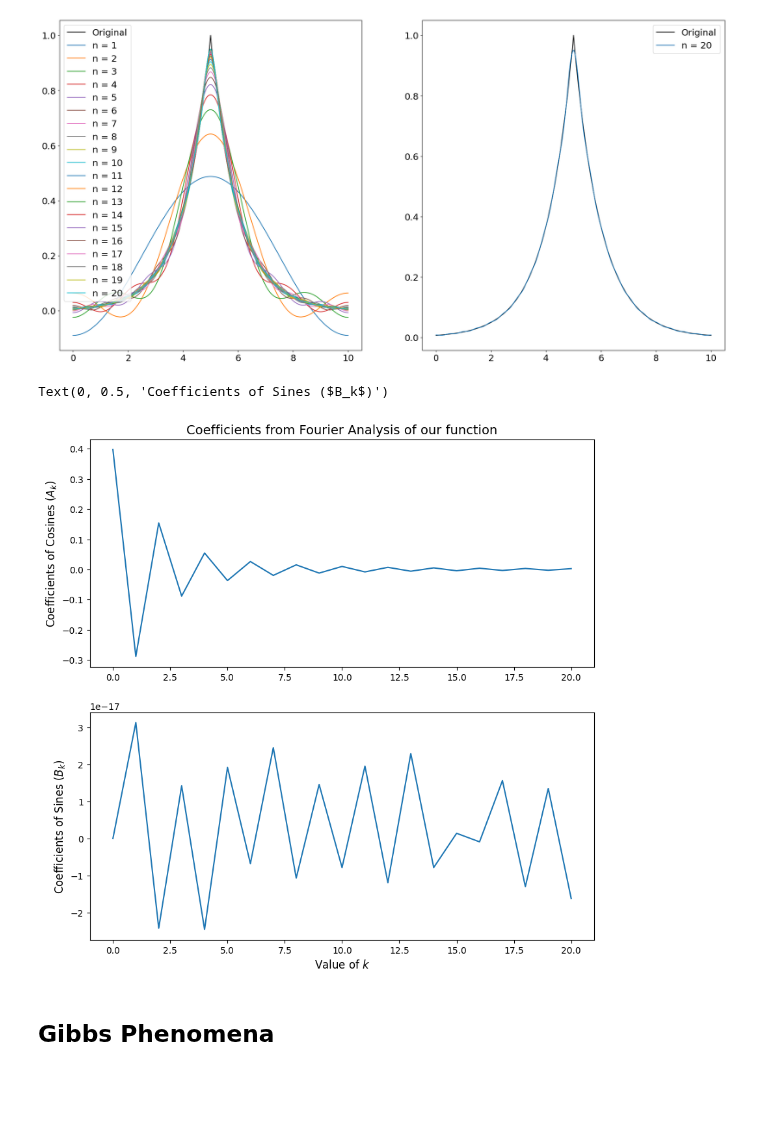
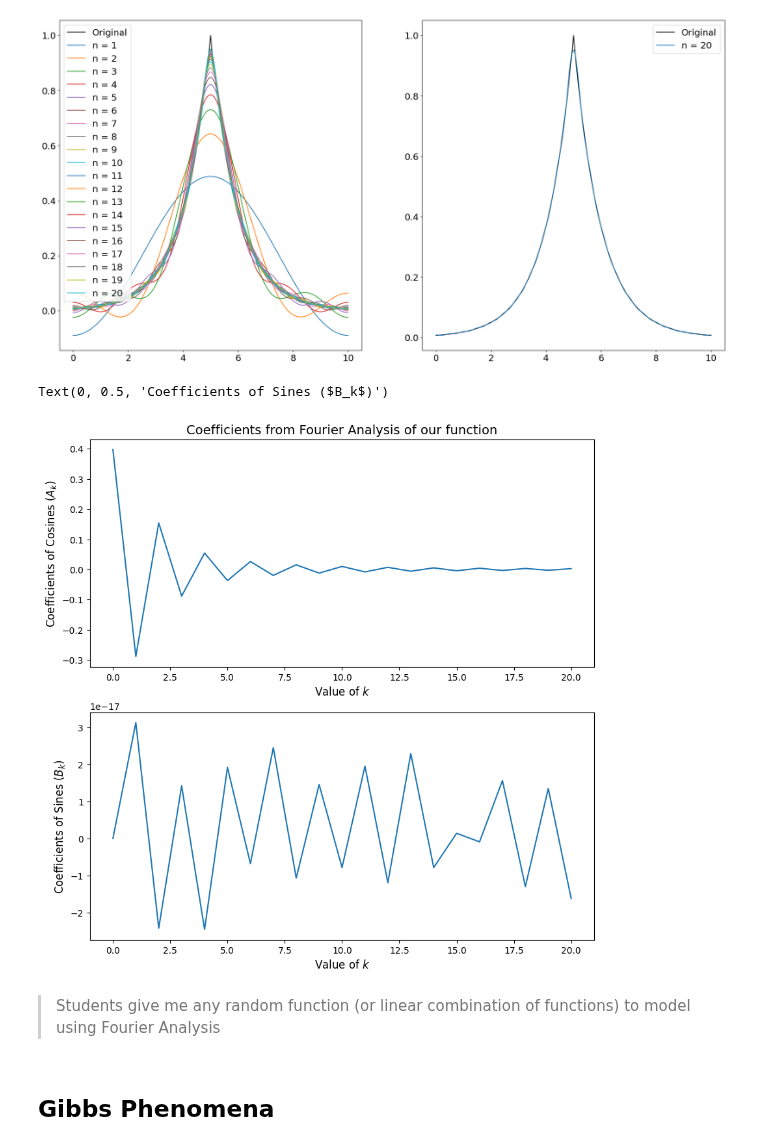
Before and after one commit to drolsonmi/math3280, a Jupyter notebook: Notes/3280_15_Fourier.ipynb, the cells around one changed output. Cells and saved outputs as stored; diff of their text form; code cells hidden in the pictures; blank space fills up the shorter version.

Commit message:
Updates for next Fourier Analysis lecture.

```diff
--- a/Notes/3280_15_Fourier.ipynb
+++ b/Notes/3280_15_Fourier.ipynb
@@ -164,21 +166,23 @@ ax2.legend()
 <matplotlib.legend.Legend at 0x...>
 [figure]
 # %%
-plt.rcParams.update({'axes.labelsize': 12, 'xtick.labelsize': 10, 'ytick.labelsize': 10, 'legend.fontsize': 10})
+plt.rcParams.update({'xtick.labelsize': 10, 'ytick.labelsize': 10})
 
 fig,ax = plt.subplots(2,1, figsize=(10,10))
 
 ax[0].set_title('Coefficients from Fourier Analysis of our function', fontsize=14)
 ax[0].plot(range(n+1),A)
-# ax[0].set_xlabel('Value of $k$', fontsize=10)
-ax[0].set_ylabel('Coefficients of Cosines ($A_k$)')
+ax[0].set_xlabel('Value of $k$', fontsize=12)
+ax[0].set_ylabel('Coefficients of Cosines ($A_k$)', fontsize=12)
 
 ax[1].plot(range(n+1),B)
-ax[1].set_xlabel('Value of $k$')
-ax[1].set_ylabel('Coefficients of Sines ($B_k$)')
+ax[1].set_xlabel('Value of $k$', fontsize=12)
+ax[1].set_ylabel('Coefficients of Sines ($B_k$)', fontsize=12)
 # %% [output]
 Text(0, 0.5, 'Coefficients of Sines ($B_k$)')
-[figure, old version]
+[figure, new version]
+# %% [markdown]
+> Students give me any random function (or linear combination of functions) to model using Fourier Analysis
 # %% [markdown]
 ## Gibbs Phenomena
 # %% [markdown]
```
Also changed, not shown: parts of 2 cells of this notebook.
